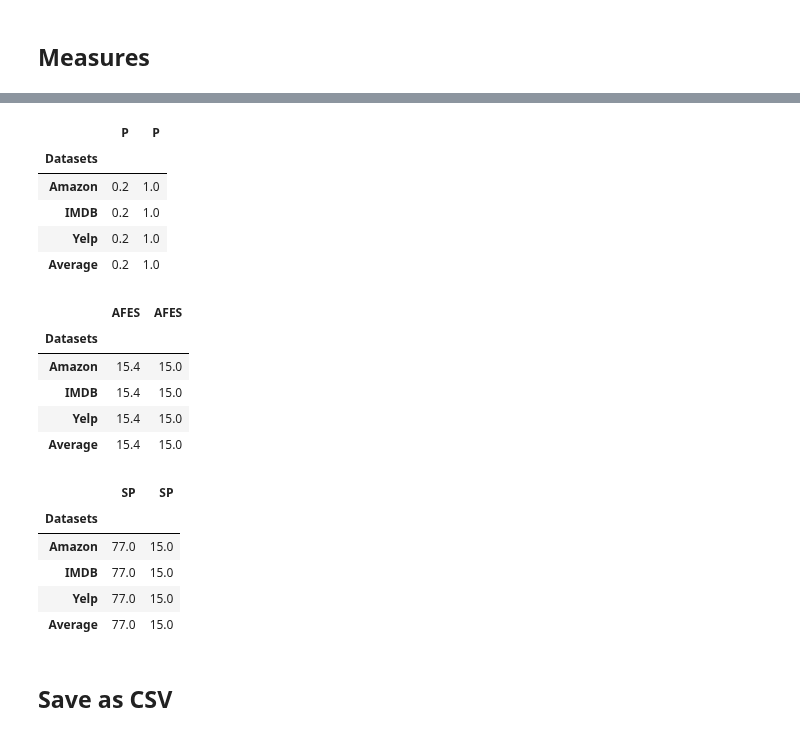
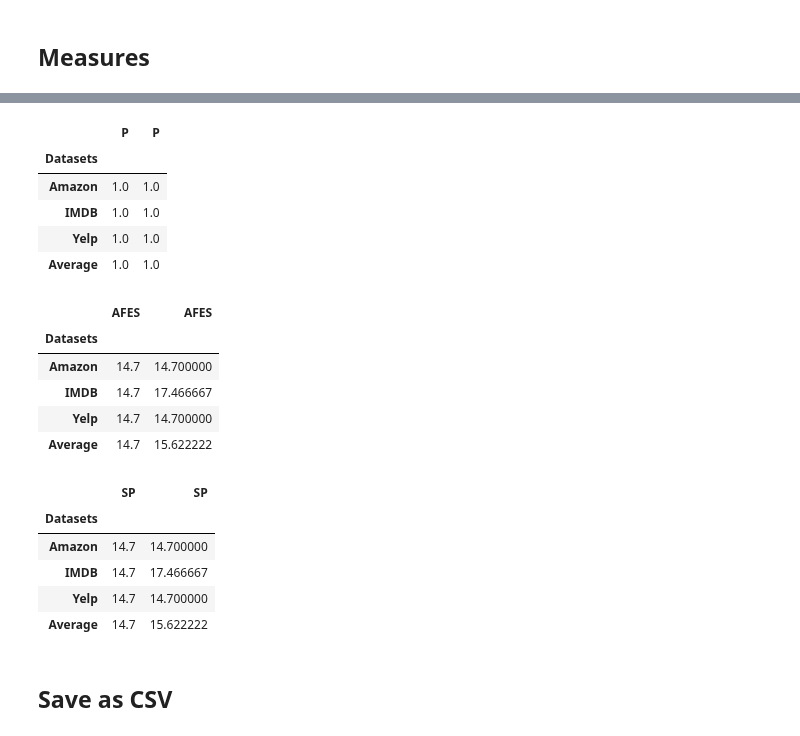
Before and after one commit to devasenan134/GA-SC, a Jupyter notebook: performance_measure/performance_measures.ipynb, the cells around one changed output, grey strips where cells are left out. Cells and saved outputs as stored; diff of their text form; code cells hidden in the pictures.

```diff
--- a/performance_measure/performance_measures.ipynb
+++ b/performance_measure/performance_measures.ipynb
@@ -6,12 +6,14 @@ import pickle
 from tabulate import tabulate
 # %%
 ga_path = '../pickles/ga/'
-kbga_path = '../pickles/kbga/corrected/'
+kbga_path = '../pickles/kbga/30runs/'
 # %%
 ga_files = ['n_run_az_100fc_ts.pkl',
             "n_run_az_ga_100fc_copt_avg.pkl"]
 # %%
-kbga_files = ['n_run_az_kbga_es50_100.pkl',
+kbga_files = ['30_run_az_kbga_vp_ts.pkl',
+              '30_run_imdb_kbga_vp_ts.pkl',
+              'n_run_az_kbga_es50_100.pkl',
               'n_run_az_kbga_vp.pkl',
               'n_run_az_kbga_es10_100.pkl',
               'n_run_az_kbga_nokbps.pkl',
@@ -251,11 +250,17 @@ def tabulate_runs(save_path, runs):
 
     return df
 # %%
-runs = 5
+runs = 30
 success_thresh = 0.8
 
-ga_az = tabulate_runs(ga_path+"corrected/"+ga_files[0], runs)
-kbga_az = tabulate_runs(kbga_path+kbga_files[1], runs)
+# ga_az = tabulate_runs(ga_path+"corrected/"+ga_files[0], runs)
+ga_az = tabulate_runs(kbga_path+kbga_files[0], runs)
+ga_imdb = ga_az
+ga_yelp = ga_az
+
+kbga_az = tabulate_runs(kbga_path+kbga_files[0], runs)
+kbga_imdb = tabulate_runs(kbga_path+kbga_files[1], runs)
+kbga_yelp = kbga_az
 
 base_az = pd.concat([ga_az.iloc[:, :-1], kbga_az.iloc[:, :-1]], axis=1)
 base_az
@@ -322,40 +337,39 @@ el
 # %%
-pc_ga = probability_of_convergence(ga_az, ga_az, ga_az, success_thresh, runs)
-pc_kbga = probability_of_convergence(kbga_az, kbga_az, kbga_az, success_thresh, runs)
+pc_ga = probability_of_convergence(ga_az, ga_imdb, ga_yelp, success_thresh, runs)
+pc_kbga = probability_of_convergence(kbga_az, kbga_imdb, kbga_yelp, success_thresh, runs)
 pc = pd.concat([pc_ga, pc_kbga], axis=1)
 pc
 # %% [output]
 |  | P | P |
 | Datasets |  |  |
-| Amazon | 0.2 | 1.0 |
-| IMDB | 0.2 | 1.0 |
-| Yelp | 0.2 | 1.0 |
-| Average | 0.2 | 1.0 |
+| Amazon | 1.0 | 1.0 |
+| IMDB | 1.0 | 1.0 |
+| Yelp | 1.0 | 1.0 |
+| Average | 1.0 | 1.0 |
 # %%
-afes_ga = average_no_of_function_evaluations(ga_az, ga_az, ga_az, success_thresh, runs)
-afes_kbga = average_no_of_function_evaluations(kbga_az, kbga_az, kbga_az, success_thresh, runs)
+afes_ga = average_no_of_function_evaluations(ga_az, ga_imdb, ga_yelp, success_thresh, runs)
+afes_kbga = average_no_of_function_evaluations(kbga_az, kbga_imdb, kbga_yelp, success_thresh, runs)
 afes = pd.concat([afes_ga, afes_kbga], axis=1)
 afes
 # %% [output]
 |  | AFES | AFES |
 | Datasets |  |  |
-| Amazon | 15.4 | 15.0 |
-| IMDB | 15.4 | 15.0 |
-| Yelp | 15.4 | 15.0 |
-| Average | 15.4 | 15.0 |
+| Amazon | 14.7 | 14.700000 |
+| IMDB | 14.7 | 17.466667 |
+| Yelp | 14.7 | 14.700000 |
+| Average | 14.7 | 15.622222 |
 # %%
-successful_performance(ga_az, ga_az, ga_az, success_thresh, runs)
-sp_ga = successful_performance(ga_az, ga_az, ga_az, success_thresh, runs)
-sp_kbga = successful_performance(kbga_az, kbga_az, kbga_az, success_thresh, runs)
+sp_ga = successful_performance(ga_az, ga_imdb, ga_yelp, success_thresh, runs)
+sp_kbga = successful_performance(kbga_az, kbga_imdb, kbga_yelp, success_thresh, runs)
 sp = pd.concat([sp_ga, sp_kbga], axis=1)
 sp
 # %% [output]
 |  | SP | SP |
 | Datasets |  |  |
-| Amazon | 77.0 | 15.0 |
-| IMDB | 77.0 | 15.0 |
-| Yelp | 77.0 | 15.0 |
-| Average | 77.0 | 15.0 |
+| Amazon | 14.7 | 14.700000 |
+| IMDB | 14.7 | 17.466667 |
+| Yelp | 14.7 | 14.700000 |
+| Average | 14.7 | 15.622222 |
 # %% [markdown]
 ## Save as CSV
 # %%
```
Also changed, not shown: parts of 8 cells of this notebook, 1 other file.
